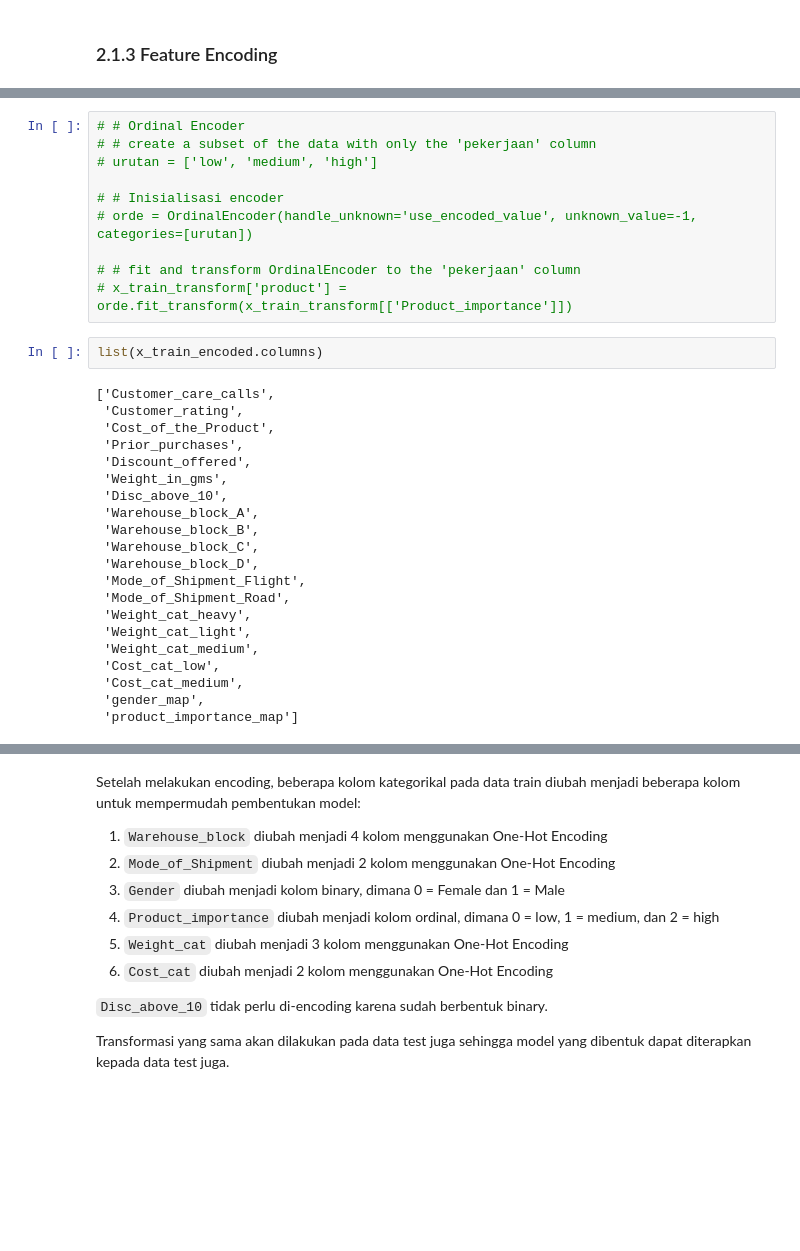
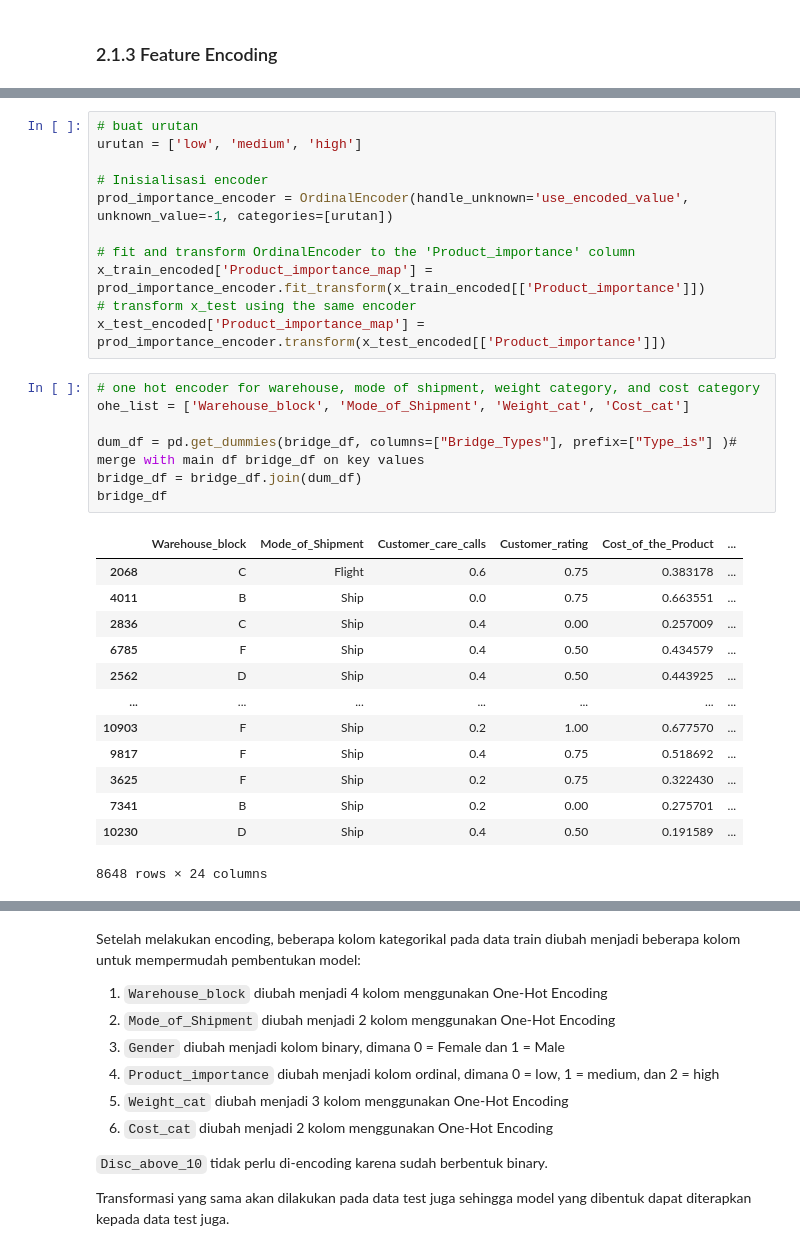
Before and after one commit to uniainiyah/ecommerce-ds, a Jupyter notebook: Final_Project_DS_Rakamin_Batch_31_Kelompok_4_(Cobra).ipynb, the cells around one changed output, grey strips where cells are left out. Cells and saved outputs as stored; diff of their text form; blank space fills up the shorter version.

```diff
--- a/Final_Project_DS_Rakamin_Batch_31_Kelompok_4_(Cobra).ipynb
+++ b/Final_Project_DS_Rakamin_Batch_31_Kelompok_4_(Cobra).ipynb
@@ -828,33 +795,32 @@ x_train_encoded.head()
 # %%
-# # Ordinal Encoder
-# # create a subset of the data with only the 'pekerjaan' column
-# urutan = ['low', 'medium', 'high']
+# buat urutan
+urutan = ['low', 'medium', 'high']
 
-# # Inisialisasi encoder
-# orde = OrdinalEncoder(handle_unknown='use_encoded_value', unknown_value=-1, categories=[urutan])
+# Inisialisasi encoder
+prod_importance_encoder = OrdinalEncoder(handle_unknown='use_encoded_value', unknown_value=-1, categories=[urutan])
 
-# # fit and transform OrdinalEncoder to the 'pekerjaan' column
-# x_train_transform['product'] = orde.fit_transform(x_train_transform[['Product_importance']])
+# fit and transform OrdinalEncoder to the 'Product_importance' column
+x_train_encoded['Product_importance_map'] = prod_importance_encoder.fit_transform(x_train_encoded[['Product_importance']])
+# transform x_test using the same encoder
+x_test_encoded['Product_importance_map'] = prod_importance_encoder.transform(x_test_encoded[['Product_importance']])
-# %%
-list(x_train_encoded.columns)
-# %% [output]
-['Customer_care_calls',
- 'Customer_rating',
- 'Cost_of_the_Product',
- 'Prior_purchases',
- 'Discount_offered',
- 'Weight_in_gms',
- 'Disc_above_10',
- 'Warehouse_block_A',
- 'Warehouse_block_B',
- 'Warehouse_block_C',
- 'Warehouse_block_D',
- 'Mode_of_Shipment_Flight',
- 'Mode_of_Shipment_Road',
- 'Weight_cat_heavy',
- 'Weight_cat_light',
- 'Weight_cat_medium',
- 'Cost_cat_low',
- 'Cost_cat_medium',
- 'gender_map',
- 'product_importance_map']
+# %%
+# one hot encoder for warehouse, mode of shipment, weight category, and cost category
+ohe_list = ['Warehouse_block', 'Mode_of_Shipment', 'Weight_cat', 'Cost_cat']
+
+dum_df = pd.get_dummies(bridge_df, columns=["Bridge_Types"], prefix=["Type_is"] )# merge with main df bridge_df on key values
+bridge_df = bridge_df.join(dum_df)
+bridge_df
+# %% [output]
+|  | Warehouse_block | Mode_of_Shipment | Customer_care_calls | Customer_rating | Cost_of_the_Product | ... |
+| 2068 | C | Flight | 0.6 | 0.75 | 0.383178 | ... |
+| 4011 | B | Ship | 0.0 | 0.75 | 0.663551 | ... |
+| 2836 | C | Ship | 0.4 | 0.00 | 0.257009 | ... |
+| 6785 | F | Ship | 0.4 | 0.50 | 0.434579 | ... |
+| 2562 | D | Ship | 0.4 | 0.50 | 0.443925 | ... |
+| ... | ... | ... | ... | ... | ... | ... |
+| 10903 | F | Ship | 0.2 | 1.00 | 0.677570 | ... |
+| 9817 | F | Ship | 0.4 | 0.75 | 0.518692 | ... |
+| 3625 | F | Ship | 0.2 | 0.75 | 0.322430 | ... |
+| 7341 | B | Ship | 0.2 | 0.00 | 0.275701 | ... |
+| 10230 | D | Ship | 0.4 | 0.50 | 0.191589 | ... |
+8648 rows × 24 columns
```
Also changed, not shown: parts of 14 cells of this notebook.
